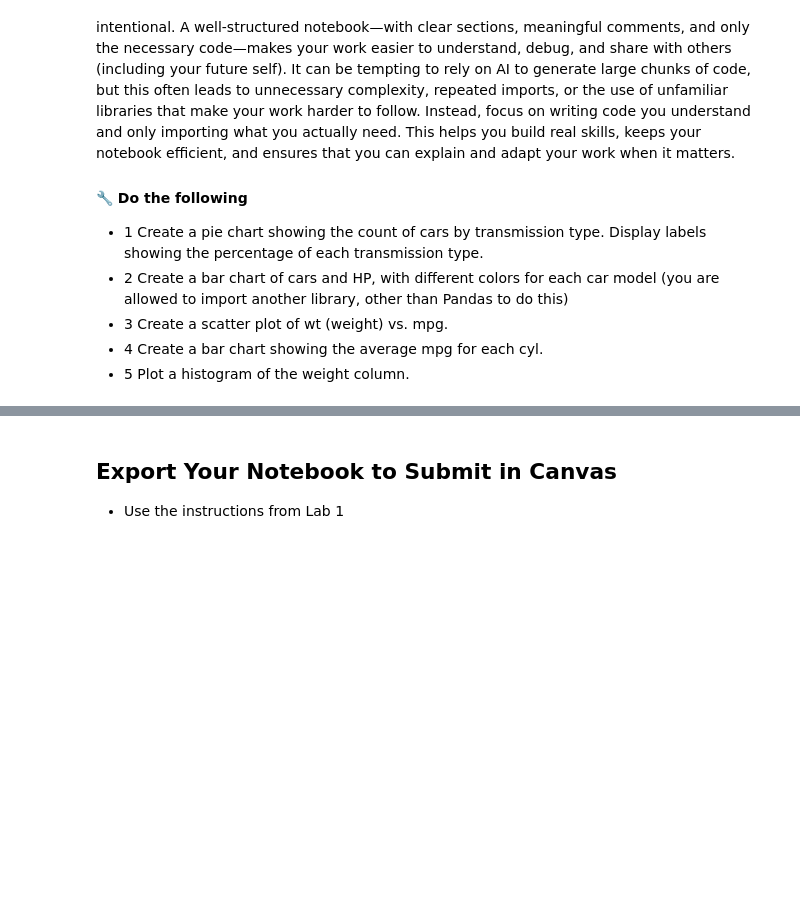
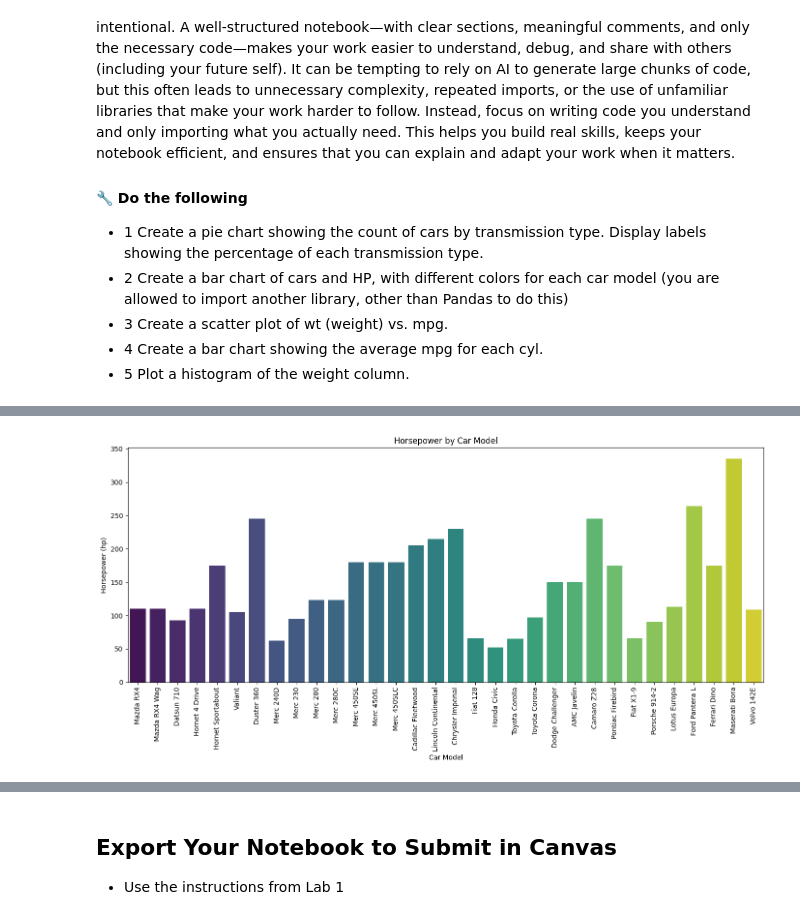
Before and after one commit to fischdakid/is-4487-labs, a Jupyter notebook: Labs/lab_03_visualization_intro.ipynb, the cells around one changed output, grey strips where cells are left out. Cells and saved outputs as stored; diff of their text form; code cells hidden in the pictures; blank space fills up the shorter version.

```diff
--- a/Labs/lab_03_visualization_intro.ipynb
+++ b/Labs/lab_03_visualization_intro.ipynb
@@ -121,0 +214,14 @@ When working in Jupyter notebooks, it’s important to keep your code clean, org
+# %%
+# Bar chart of cars and HP, with different colors for each car model
+# Using seaborn for better coloring options
+
+plt.figure(figsize=(14, 7))
+sns.barplot(x='carmodel', y='hp', data=df, hue='carmodel', palette='viridis', legend=False)
+plt.title('Horsepower by Car Model')
+plt.xlabel('Car Model')
+plt.ylabel('Horsepower (hp)')
+plt.xticks(rotation=90)
+plt.tight_layout()
+plt.show()
+# %% [output]
+[figure, added]
```
Also changed, not shown: parts of 21 cells of this notebook.
